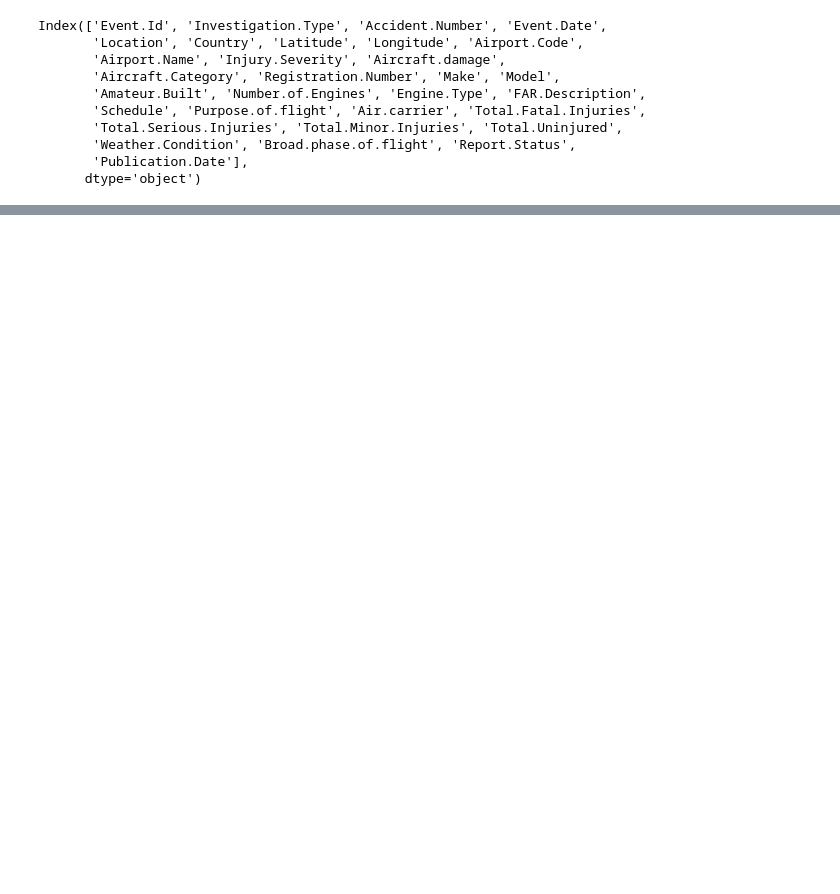
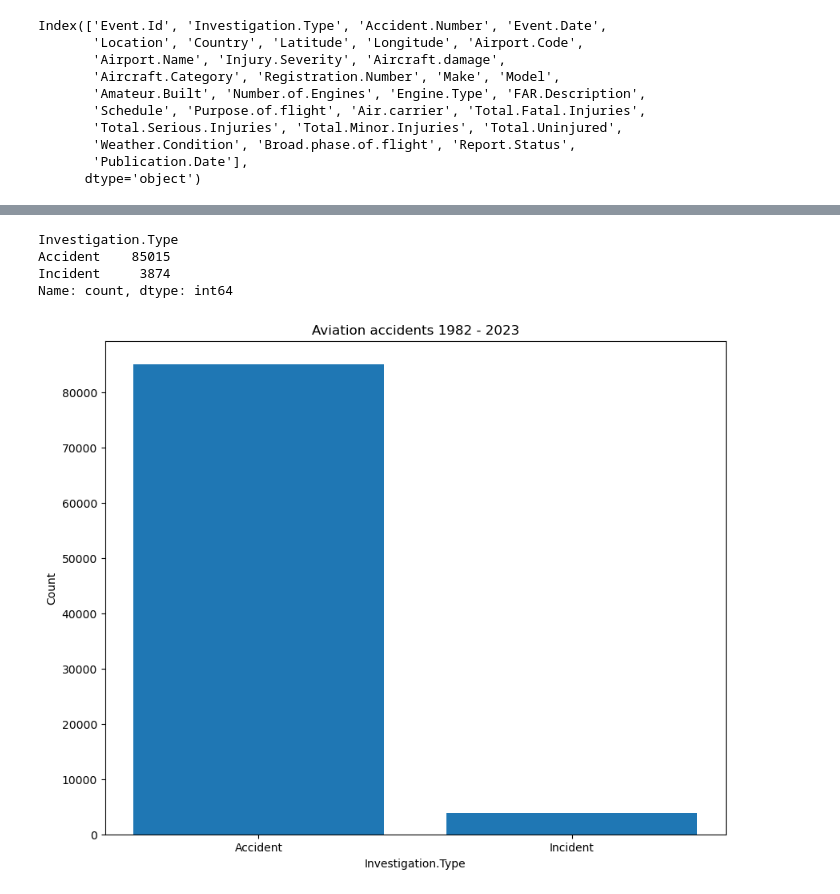
Before and after one commit to T-hoveen/dsc-phase-1-project-v3, a Jupyter notebook: student.ipynb, the cells around one changed output, grey strips where cells are left out. Saved outputs shown, nothing was run; the diff lists cells and outputs as text; code cells hidden in the pictures; blank space fills up the shorter version.

```diff
--- a/student.ipynb
+++ b/student.ipynb
@@ -114,0 +189,3 @@ original_data= Aviation_Data.copy()
+# %%
+categorical_df = df.select_dtypes(include='object')
+categorical_df.head()
@@ -115,2 +225,6 @@ original_data= Aviation_Data.copy()
 # %%
-Aviation_Data.drop(columns=['Schedule', 'Air.carrier', 'Latitude','Longitude','Airport.Code', 'Airport.Name'], inplace= True)
+
+# Drop columns that have missing values more than 30% of the data
+categorical_df.drop(['Schedule','Air.carrier','FAR.Description',
+                     'Longitude','Latitude',
+                     'Airport.Code','Airport.Name'],axis =1,inplace=True)
@@ -168,0 +261,20 @@ memory usage: 3.4 MB
+# %%
+# Filter the data to only have the Accidents and Incidents
+new_df= categorical_df[(categorical_df['Investigation.Type']=='Accident') |(categorical_df['Investigation.Type']=='Incident')]
+new_df['Investigation.Type'].value_counts()
+# %% [output]
+Investigation.Type
+Accident    85015
+Incident     3874
+Name: count, dtype: int64
+# %%
+# Visualize
+dty =new_df['Investigation.Type'].value_counts()
+plt.figure(figsize=(10,8))
+plt.bar(x=dty.index,height=dty.values)
+plt.title('Aviation accidents 1982 - 2023')
+plt.xlabel('Investigation.Type')
+plt.ylabel('Count')
+plt.show()
+# %% [output]
+[figure, added]
```
Also changed, not shown: parts of 46 cells of this notebook.
